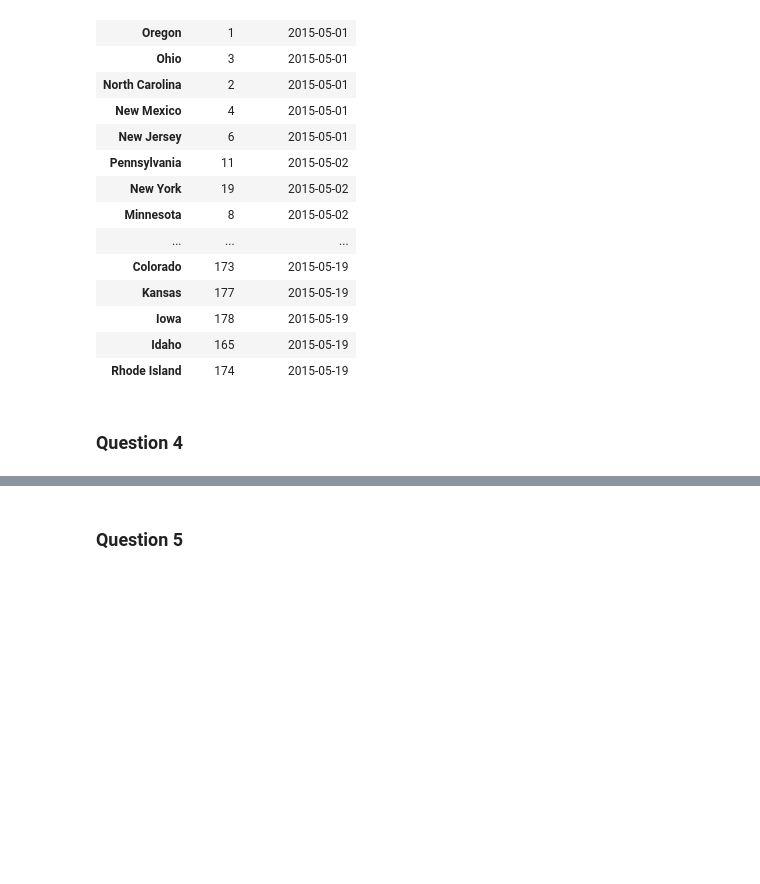
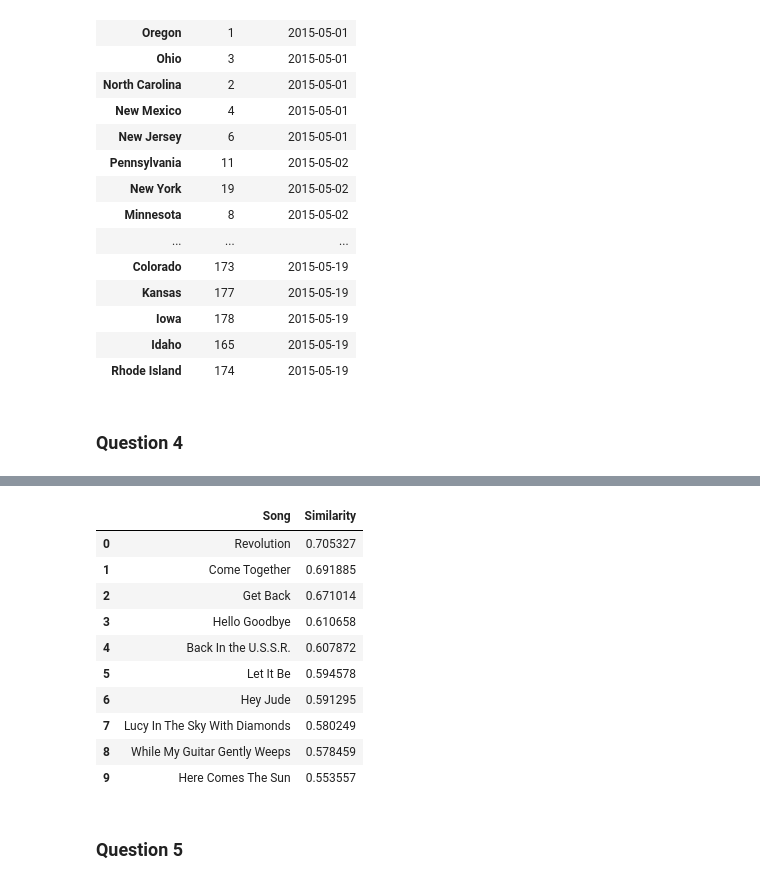
Before and after one commit to JifuZhao/DS-Take-Home, a Jupyter notebook: 08. Song Challenge.ipynb, the cells around one changed output, grey strips where cells are left out. Saved outputs shown, nothing was run; the diff lists cells and outputs as text; code cells hidden in the pictures; blank space fills up the shorter version.

```diff
--- a/08. Song Challenge.ipynb
+++ b/08. Song Challenge.ipynb
@@ -178,2 +223,25 @@ data.groupby('user_state').apply(find_first_user).sort_values(by='user_sign_up_d
+# %%
+# Step 3: find the top-k most similar songs
+def find_topk(song, similarity, k=1):
+    df = similarity.loc[song].sort_values(ascending=False)[1:k + 1].reset_index()
+    df = df.rename(columns={'song_played': 'Song', song: 'Similarity'})
+
+    return df
+# %%
+# Example: find the top 10 similar song for 'A Day In The Life'
+df = find_topk(song='A Day In The Life', similarity=similarity_df, k=10)
+df
+# %% [output]
+|  | Song | Similarity |
+| 0 | Revolution | 0.705327 |
+| 1 | Come Together | 0.691885 |
+| 2 | Get Back | 0.671014 |
+| 3 | Hello Goodbye | 0.610658 |
+| 4 | Back In the U.S.S.R. | 0.607872 |
+| 5 | Let It Be | 0.594578 |
+| 6 | Hey Jude | 0.591295 |
+| 7 | Lucy In The Sky With Diamonds | 0.580249 |
+| 8 | While My Guitar Gently Weeps | 0.578459 |
+| 9 | Here Comes The Sun | 0.553557 |
 # %% [markdown]
 ### Question 5
```
Also changed, not shown: parts of 6 cells of this notebook.
